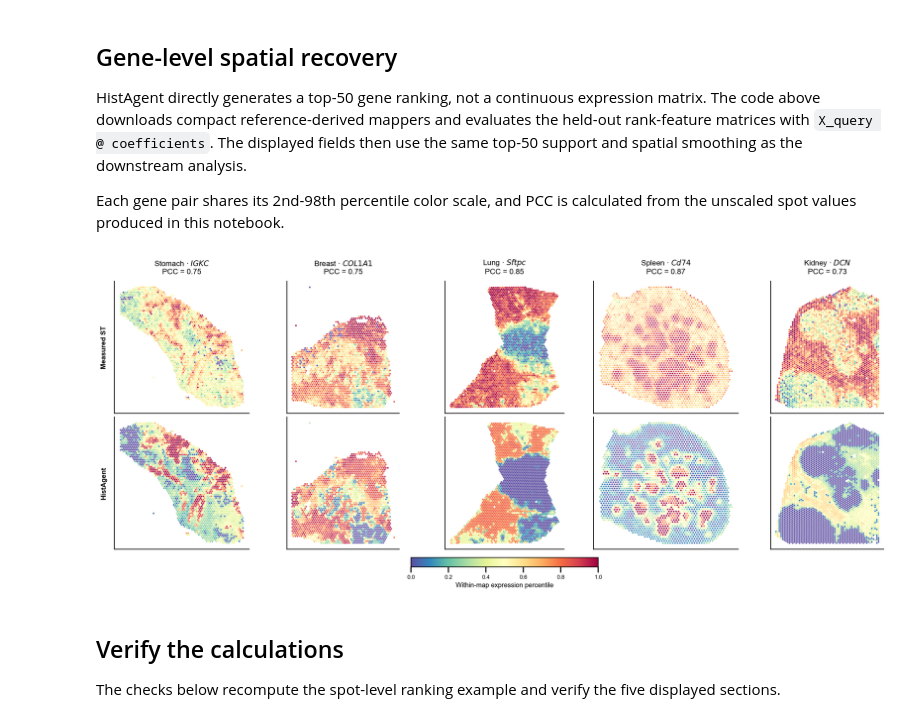
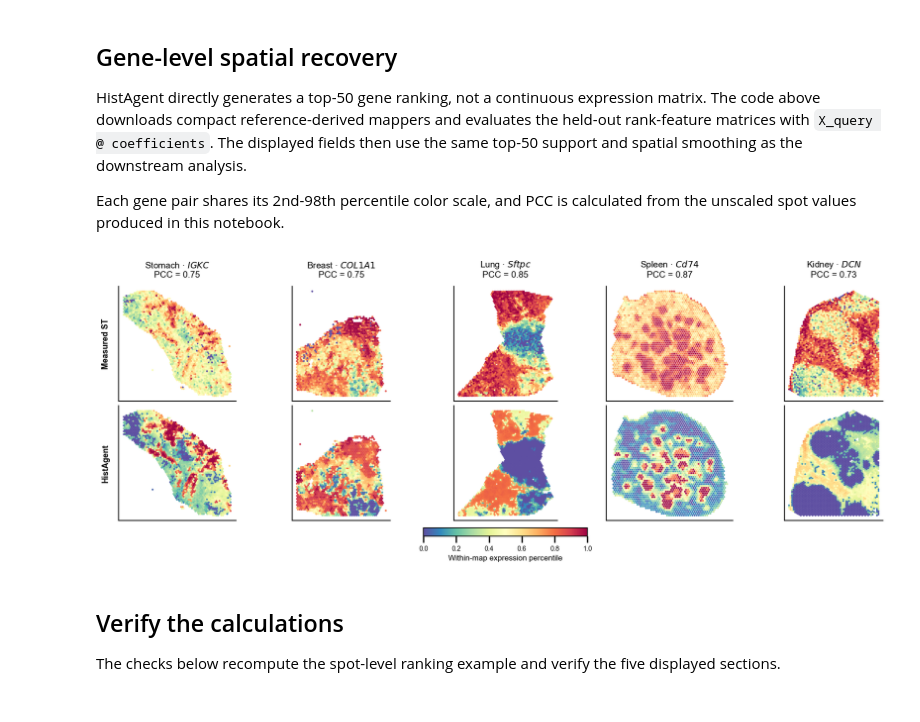
Before and after one commit to zipging/HistAgent, a Jupyter notebook: docs/notebooks/ranked_molecular_readouts.ipynb, the cells around one changed output. Drawn from its saved outputs; the diff is of its cells as text; code cells hidden in the pictures.

```diff
--- a/docs/notebooks/ranked_molecular_readouts.ipynb
+++ b/docs/notebooks/ranked_molecular_readouts.ipynb
@@ -74,7 +76,7 @@ def rankridge_pack_root(groups):
 
 sns.set_theme(style="white", context="talk")
 plt.rcParams.update({
-    "figure.dpi": 135,
+    "figure.dpi": 115,
     "figure.facecolor": "white",
     "axes.facecolor": "white",
     "axes.spines.top": False,
@@ -254,7 +261,7 @@ HistAgent directly generates a top-50 gene ranking, not a continuous expression
 Each gene pair shares its 2nd-98th percentile color scale, and PCC is calculated from the unscaled spot values produced in this notebook.
 # %%
 fig, axes = plt.subplots(
-    2, len(selected), figsize=(18, 7.4), constrained_layout=True
+    2, len(selected), figsize=(15.5, 5.8), constrained_layout=True
 )
 
 for col, section in enumerate(selected):
@@ -268,34 +275,34 @@ for col, section in enumerate(selected):
         ("Measured ST", measured), ("HistAgent", predicted)
     ]):
         ax = axes[row, col]
         normalized = np.clip((values - lo) / scale, 0, 1)
         sc = ax.scatter(
             xy[:, 0], xy[:, 1], c=normalized, s=7, cmap="Spectral_r",
             vmin=0, vmax=1, linewidths=0
         )
         ax.set_aspect("equal")
         ax.invert_yaxis()
         ax.set_xticks([])
         ax.set_yticks([])
         if row == 0:
             gene_label = info["gene"].replace("-", r"{-}")
             ax.set_title(
                 f"{info['organ'].title()} · "
                 + rf"$\mathit{{{gene_label}}}$"
                 + f"\nPCC = {spatial_pcc[section]:.2f}",
                 pad=12,
             )
         if col == 0:
             ax.set_ylabel(label, fontsize=11, fontweight="bold", labelpad=12)
 
 fig.colorbar(
     sc, ax=axes, orientation="horizontal", fraction=0.035, pad=0.03,
     label="Within-map expression percentile"
 )
 
 plt.show()
 # %% [output]
-[figure, old version]
+[figure, new version]
 # %% [markdown]
 ## Verify the calculations
 
```
Also changed, not shown: parts of 3 cells of this notebook, 19 other files.
